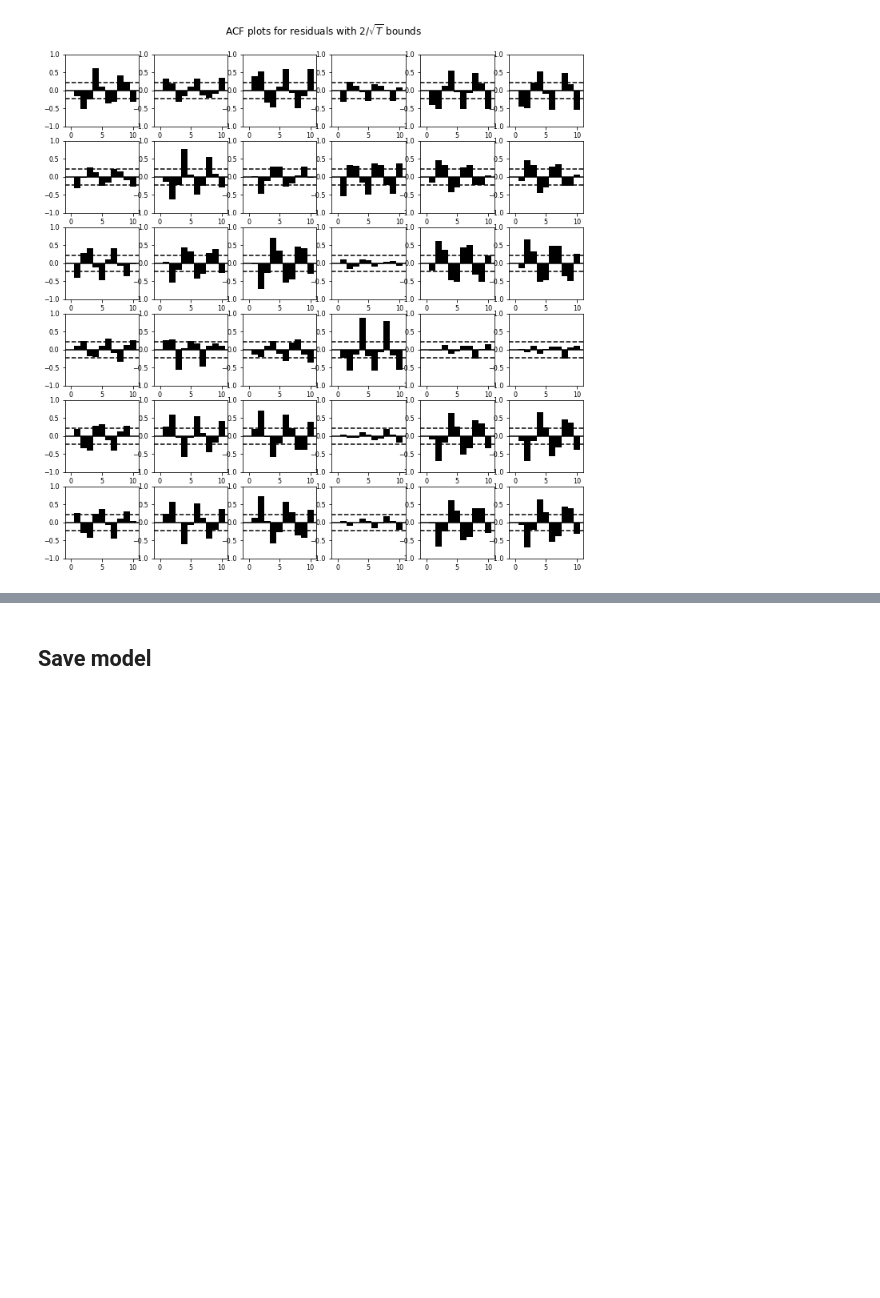
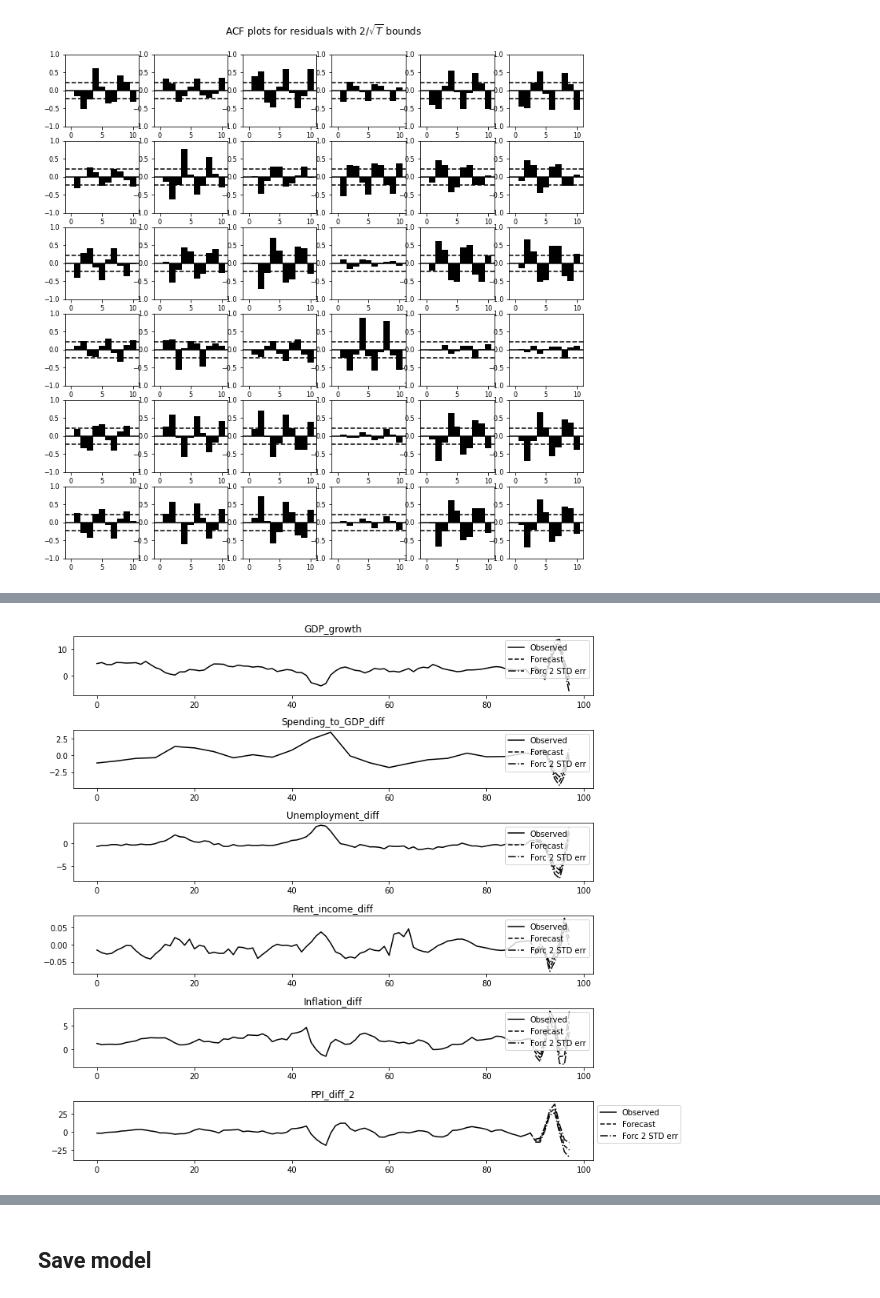
Before and after one commit to hoytlui/GDP-Growth-Forecast-Multivariate-Time-Series-Analysis, a Jupyter notebook: 4_preprocessing.ipynb, the cells around one changed output, grey strips where cells are left out. Saved outputs shown, nothing was run; the diff lists cells and outputs as text; code cells hidden in the pictures; blank space fills up the shorter version.

Commit message:
added forecasting section

```diff
--- a/4_preprocessing.ipynb
+++ b/4_preprocessing.ipynb
@@ -174,0 +155,5 @@ The max lag of 12 provides the lowest AIC score. Hence, 12 is selected and used
+# %%
+# forecast 8 steps ahead
+forecast_steps = 8
+forecast = results.forecast(df.values[-lag_order:], forecast_steps)
+forecast
@@ -174,0 +231,8 @@ The max lag of 12 provides the lowest AIC score. Hence, 12 is selected and used
+# %%
+# plot forecast to visualize the above forecast along with asymptotic standard errors
+results.plot_forecast(forecast_steps)
+plt.tight_layout()
+plt.legend(bbox_to_anchor=(1,1))
+plt.show()
+# %% [output]
+[figure, added]
```
Also changed, not shown: parts of 17 cells of this notebook.
